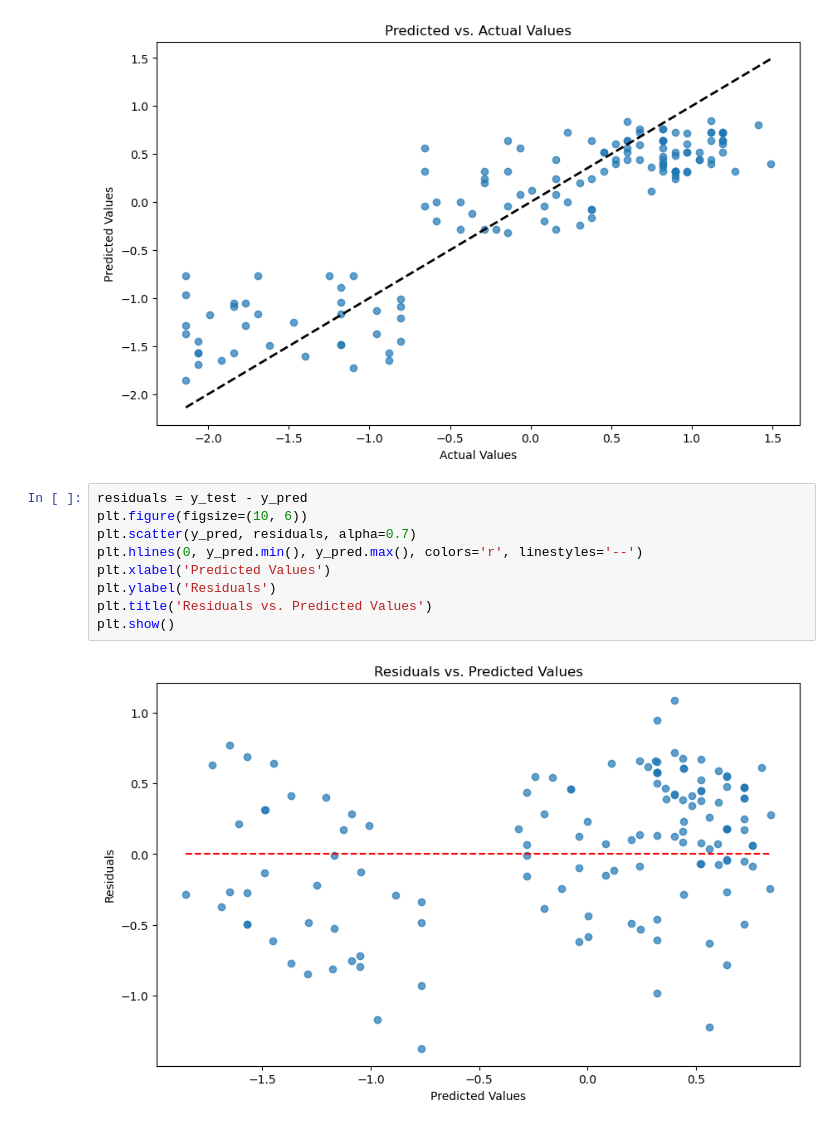
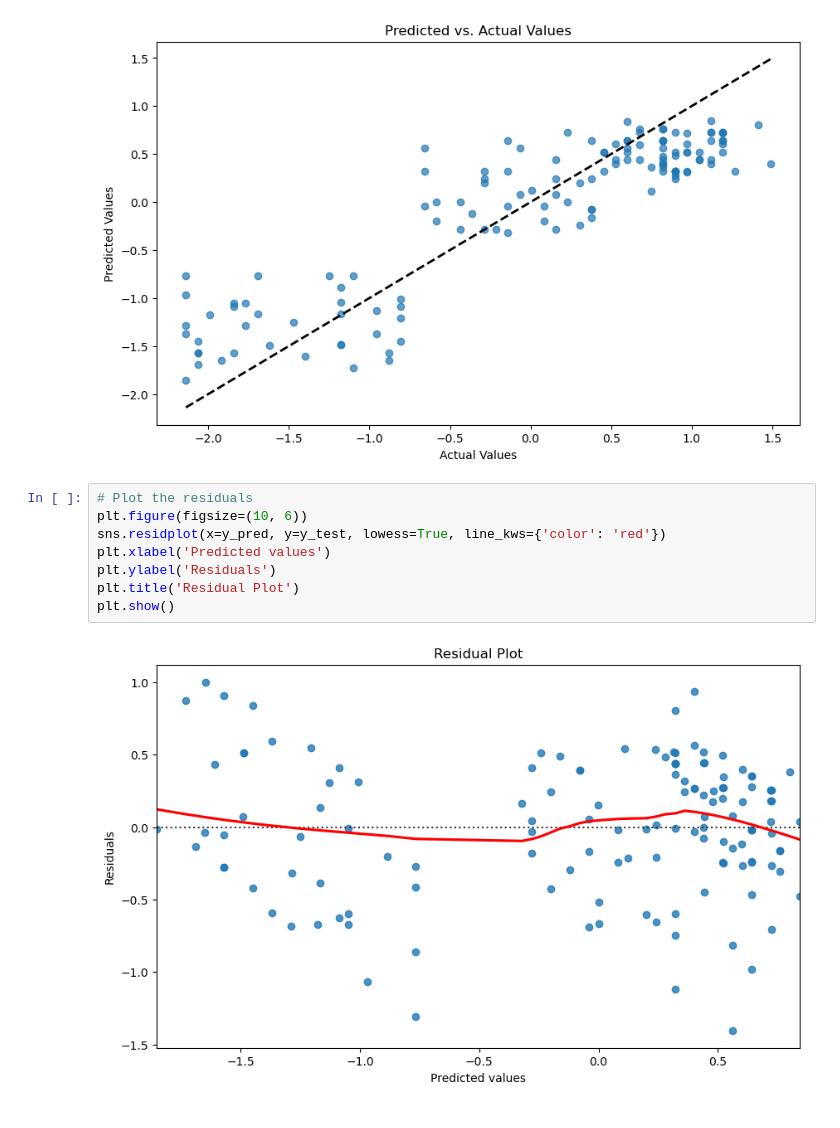
Before and after one commit to Jelles/ML-Model, a Jupyter notebook: lasso_regression.ipynb, the cells around one changed output. Saved outputs shown, nothing was run; the diff lists cells and outputs as text.

Commit message:
added residual plot

```diff
--- a/lasso_regression.ipynb
+++ b/lasso_regression.ipynb
@@ -113,14 +113,13 @@ plt.title('Predicted vs. Actual Values')
 plt.show()
 # %% [output]
 [figure]
-# %%
-residuals = y_test - y_pred
-plt.figure(figsize=(10, 6))
-plt.scatter(y_pred, residuals, alpha=0.7)
-plt.hlines(0, y_pred.min(), y_pred.max(), colors='r', linestyles='--')
-plt.xlabel('Predicted Values')
-plt.ylabel('Residuals')
-plt.title('Residuals vs. Predicted Values')
-plt.show()
-# %% [output]
-[figure, removed]
+# %%
+# Plot the residuals
+plt.figure(figsize=(10, 6))
+sns.residplot(x=y_pred, y=y_test, lowess=True, line_kws={'color': 'red'})
+plt.xlabel('Predicted values')
+plt.ylabel('Residuals')
+plt.title('Residual Plot')
+plt.show()
+# %% [output]
+[figure, added]
```
Also changed, not shown: parts of 1 cell of this notebook, 1 other file.
